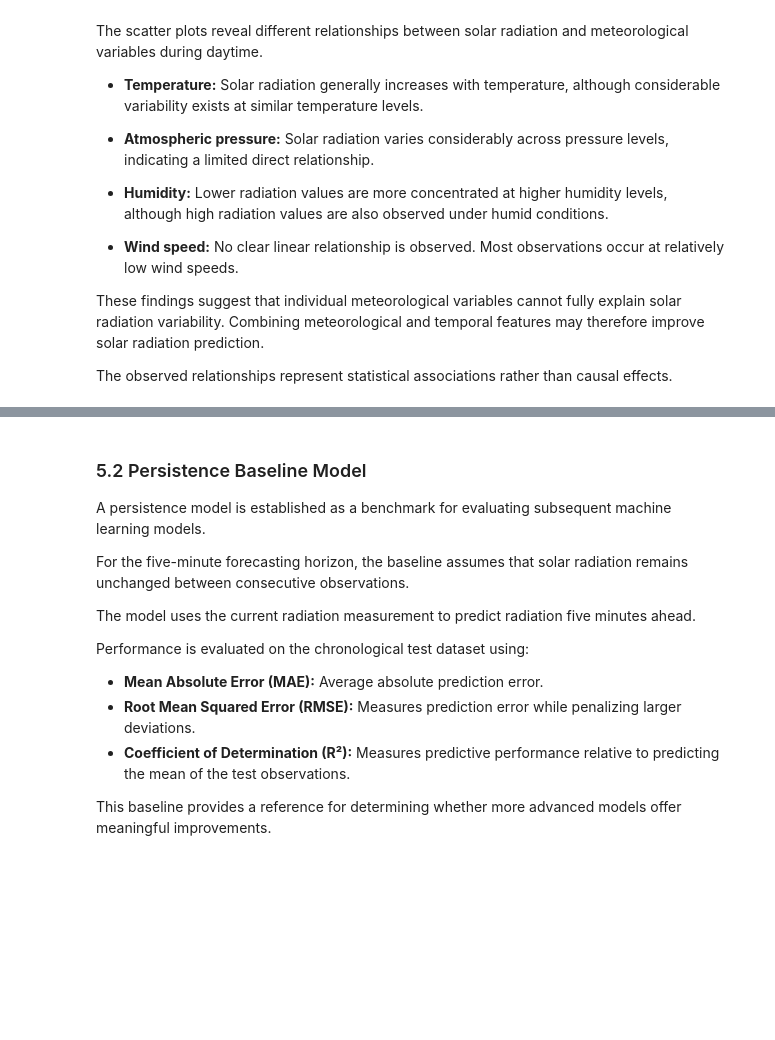
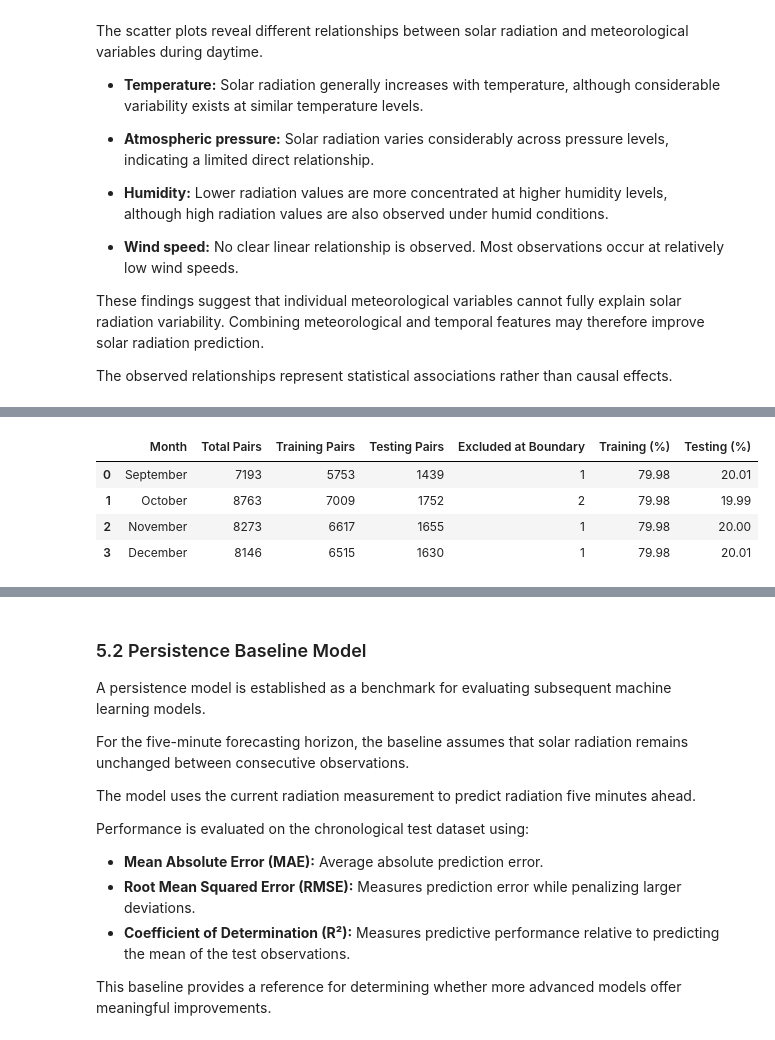
Before and after one commit to damisar/Solar-Radiation-Prediction, a Jupyter notebook: notebook/Solar_Radiation_Analysis.ipynb, the cells around one changed output, grey strips where cells are left out. Saved outputs shown, nothing was run; the diff lists cells and outputs as text; code cells hidden in the pictures; blank space fills up the shorter version.

```diff
--- a/notebook/Solar_Radiation_Analysis.ipynb
+++ b/notebook/Solar_Radiation_Analysis.ipynb
@@ -6396,24 +6440,75 @@ Other intervals: 0
 # %%
+# Section 5.1 — Monthly 80:20 training and testing split
 
-# Section 5.1 — Prepare the 5-minute-ahead prediction dataset
+train_indices = []
+test_indices = []
+monthly_cutoffs = {}
+split_summary = []
 
-# Reuse the existing feature-engineered dataset
-model_df = df_features.copy()
+# Split each month independently
+for month, monthly_X in X.groupby(X.index.month):
 
-# Create the prediction target: radiation 5 minutes ahead
-model_df["Radiation_t_plus_5"] = model_df["Radiation"].shift(-1)
+    split_idx = int(len(monthly_X) * 0.80)
 
-# Remove the final observation without a future target
-model_df = model_df.dropna(subset=["Radiation_t_plus_5"])
+    train_idx = monthly_X.index[:split_idx]
+    test_idx = monthly_X.index[split_idx:]
 
-# Separate predictors and target
-X = model_df.drop(columns=["Radiation_t_plus_5"])
-y = model_df["Radiation_t_plus_5"]
+    # Store the cutoff for Experiment B
+    cutoff = test_idx[0]
+    monthly_cutoffs[month] = cutoff
 
-# Verify the modeling dataset
-print(f"Modeling observations: {len(model_df):,}")
-print(f"Number of predictors: {X.shape[1]}")
-print(f"Target variable: {y.name}")
+    # Prevent testing targets from crossing monthly boundaries
+    test_idx = test_idx[
+        (test_idx + pd.Timedelta(minutes=5)).month
+        == month
+    ]
 
-display(model_df.head())
+    # Prevent training targets from entering the test period
+    train_idx = train_idx[
+        train_idx + pd.Timedelta(minutes=5) < cutoff
+    ]
+
+    train_indices.extend(train_idx)
+    test_indices.extend(test_idx)
+
+    split_summary.append({
+        "Month": monthly_X.index[0].strftime("%B"),
+        "Total Pairs": len(monthly_X),
+        "Training Pairs": len(train_idx),
+        "Testing Pairs": len(test_idx),
+        "Excluded at Boundary": (
+            len(monthly_X) - len(train_idx) - len(test_idx)
+        ),
+        "Training (%)": round(
+            len(train_idx) / len(monthly_X) * 100, 2
+        ),
+        "Testing (%)": round(
+            len(test_idx) / len(monthly_X) * 100, 2
+        )
+    })
+
+# Combine the monthly training and testing portions
+X_train = X.loc[train_indices].sort_index()
+X_test = X.loc[test_indices].sort_index()
+
+y_train = y.loc[X_train.index].copy()
+y_test = y.loc[X_test.index].copy()
+
+# Display monthly distribution
+split_summary_df = pd.DataFrame(split_summary)
+
+display(split_summary_df)
+
+print(f"Total training pairs: {len(X_train):,}")
+print(f"Total testing pairs: {len(X_test):,}")
+
+# Verify that training and testing samples do not overlap
+assert X_train.index.intersection(X_test.index).empty
+
+print("No overlapping training and testing timestamps.")
 # %% [output]
+|  | Month | Total Pairs | Training Pairs | Testing Pairs | Excluded at Boundary | Training (%) | Testing (%) |
+| 0 | September | 7193 | 5753 | 1439 | 1 | 79.98 | 20.01 |
+| 1 | October | 8763 | 7009 | 1752 | 2 | 79.98 | 19.99 |
+| 2 | November | 8273 | 6617 | 1655 | 1 | 79.98 | 20.00 |
+| 3 | December | 8146 | 6515 | 1630 | 1 | 79.98 | 20.01 |
```
Also changed, not shown: parts of 14 cells of this notebook.
